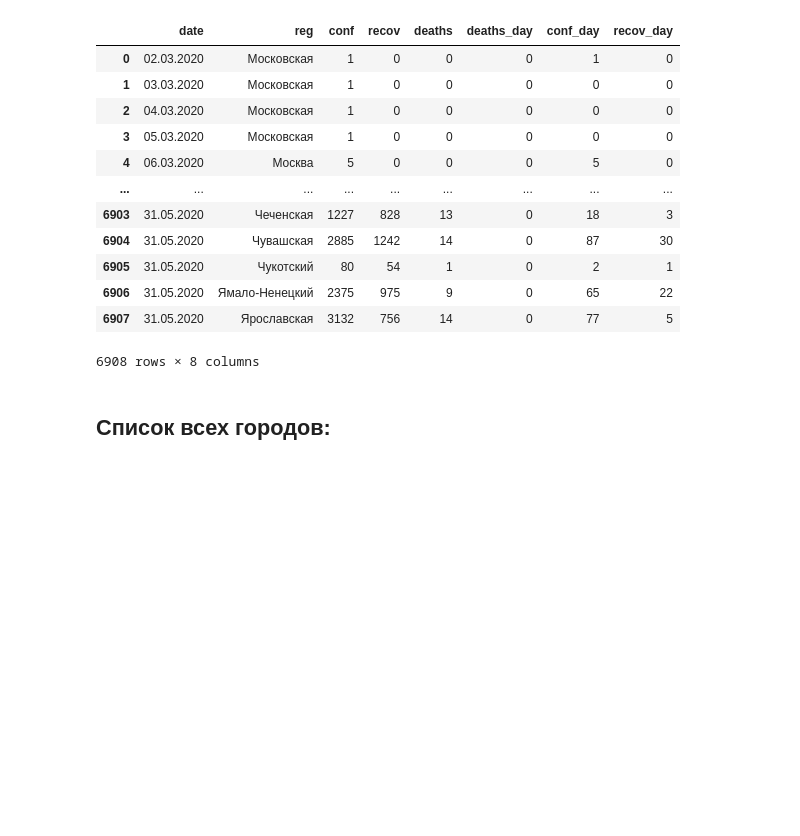
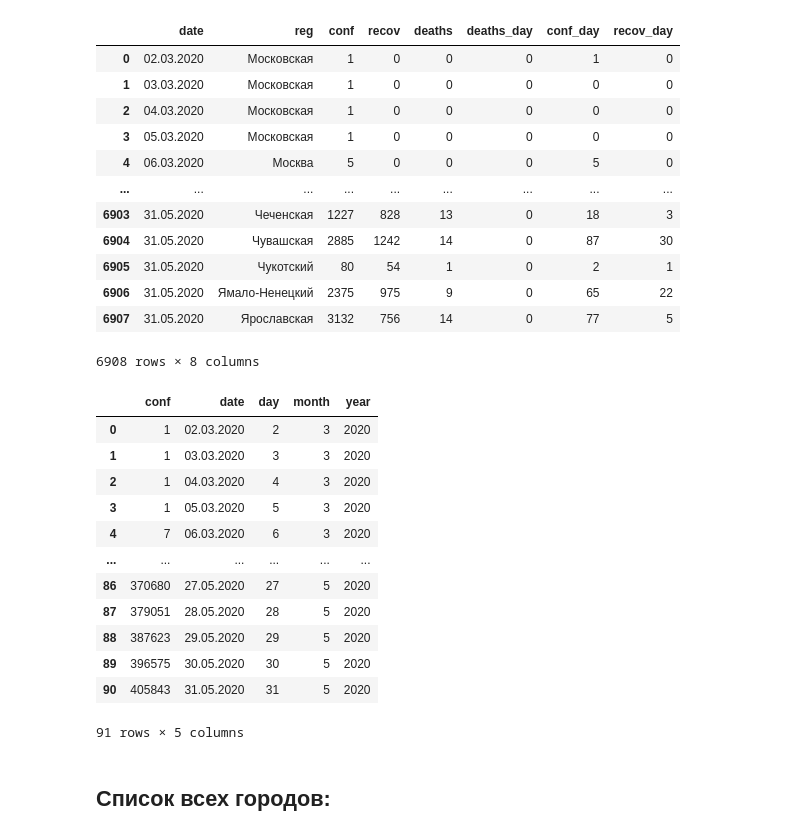
Before and after one commit to Sunamur/GraphEpidemiology, a Jupyter notebook: regions_and_cities/regions_and_cities.ipynb, the cells around one changed output. Drawn from its saved outputs; the diff is of its cells as text; code cells hidden in the pictures; blank space fills up the shorter version.

Commit message:
Add files via upload
добавил df_covid_by_day - датасет с накоплением количества зараженных по дням

```diff
--- a/regions_and_cities/regions_and_cities.ipynb
+++ b/regions_and_cities/regions_and_cities.ipynb
@@ -29,6 +30,32 @@ df_covid
 | 6906 | 31.05.2020 | Ямало-Ненецкий | 2375 | 975 | 9 | 0 | 65 | 22 |
 | 6907 | 31.05.2020 | Ярославская | 3132 | 756 | 14 | 0 | 77 | 5 |
 6908 rows × 8 columns
+# %%
+df_covid_by_day = pd.DataFrame(df_covid.groupby('date')['conf'].sum())
+df_covid_by_day['date'] = df_covid_by_day.index
+df_covid_by_day_dates = pd.DataFrame(df_covid_by_day.date)
+df_covid_by_day_dates = df_covid_by_day_dates['date'].apply(lambda x: dt.datetime.strptime(x, '%d.%m.%Y'))
+df_covid_by_day['day'] = df_covid_by_day_dates.dt.day
+df_covid_by_day['month'] = df_covid_by_day_dates.dt.month
+df_covid_by_day['year'] = df_covid_by_day_dates.dt.year
+df_covid_by_day = df_covid_by_day.sort_values(by=['month', 'day'])
+df_covid_by_day.index = range(len(df_covid_by_day))
+df_covid_by_day.to_csv('./df_covid_by_day.csv')
+df_covid_by_day
+# %% [output]
+|  | conf | date | day | month | year |
+| 0 | 1 | 02.03.2020 | 2 | 3 | 2020 |
+| 1 | 1 | 03.03.2020 | 3 | 3 | 2020 |
+| 2 | 1 | 04.03.2020 | 4 | 3 | 2020 |
+| 3 | 1 | 05.03.2020 | 5 | 3 | 2020 |
+| 4 | 7 | 06.03.2020 | 6 | 3 | 2020 |
+| ... | ... | ... | ... | ... | ... |
+| 86 | 370680 | 27.05.2020 | 27 | 5 | 2020 |
+| 87 | 379051 | 28.05.2020 | 28 | 5 | 2020 |
+| 88 | 387623 | 29.05.2020 | 29 | 5 | 2020 |
+| 89 | 396575 | 30.05.2020 | 30 | 5 | 2020 |
+| 90 | 405843 | 31.05.2020 | 31 | 5 | 2020 |
+91 rows × 5 columns
 # %%
 # Грузим датасет с геоданными
 df_cities = pd.read_csv('tableconvert_csv_7t1xix.csv')
```
Also changed, not shown: parts of 1 cell of this notebook, 1 other file.
